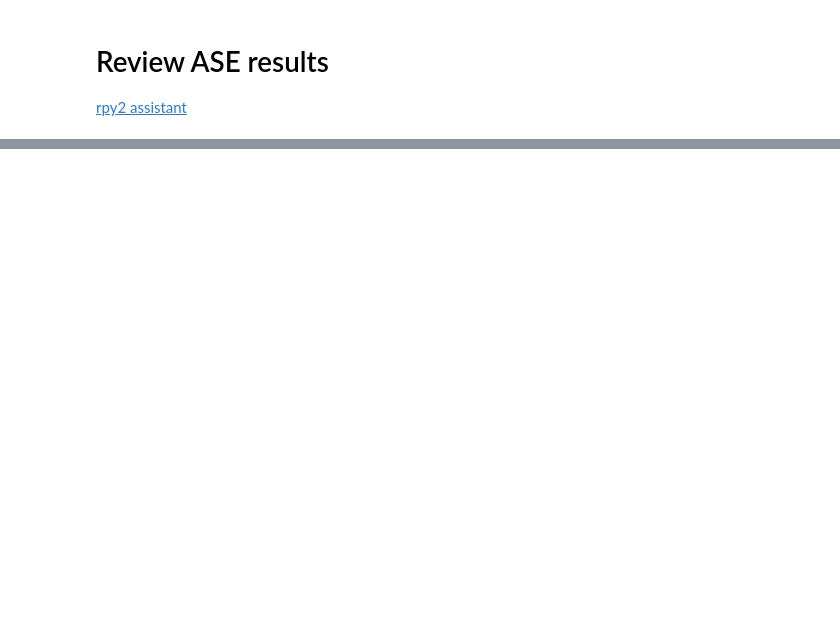
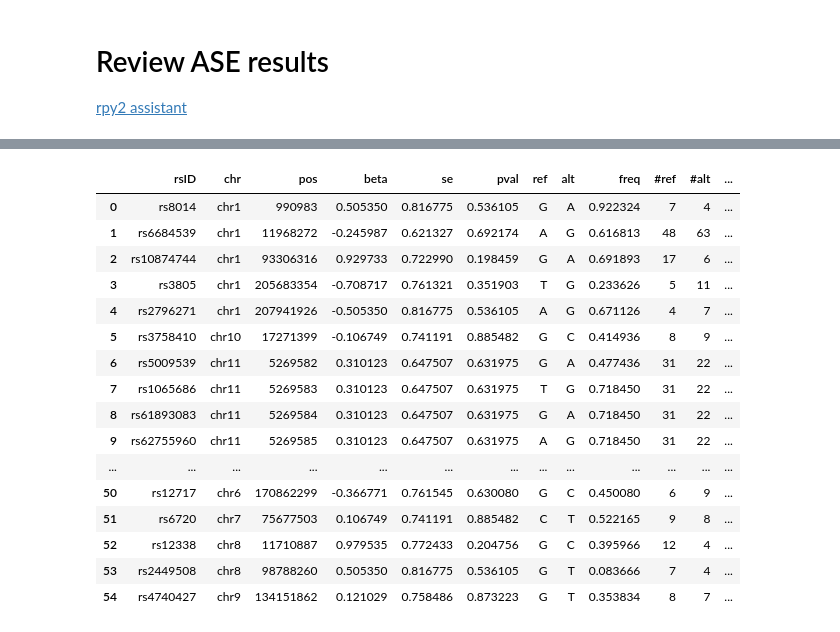
Before and after one commit to xinhe-lab/m6A-ASE, a Jupyter notebook: analysis/20180504_ASE_res.ipynb, the cells around one changed output, grey strips where cells are left out. Cells and saved outputs as stored; diff of their text form; code cells hidden in the pictures; blank space fills up the shorter version.

```diff
--- a/analysis/20180504_ASE_res.ipynb
+++ b/analysis/20180504_ASE_res.ipynb
@@ -35,3 +57,23 @@ FTO[FTO["pval"] < p_cutoff]
+# %%
+FTO
+# %% [output]
+|  | rsID | chr | pos | beta | se | pval | ref | alt | freq | #ref | #alt | ... |
+| 0 | rs8014 | chr1 | 990983 | 0.505350 | 0.816775 | 0.536105 | G | A | 0.922324 | 7 | 4 | ... |
+| 1 | rs6684539 | chr1 | 11968272 | -0.245987 | 0.621327 | 0.692174 | A | G | 0.616813 | 48 | 63 | ... |
+| 2 | rs10874744 | chr1 | 93306316 | 0.929733 | 0.722990 | 0.198459 | G | A | 0.691893 | 17 | 6 | ... |
+| 3 | rs3805 | chr1 | 205683354 | -0.708717 | 0.761321 | 0.351903 | T | G | 0.233626 | 5 | 11 | ... |
+| 4 | rs2796271 | chr1 | 207941926 | -0.505350 | 0.816775 | 0.536105 | A | G | 0.671126 | 4 | 7 | ... |
+| 5 | rs3758410 | chr10 | 17271399 | -0.106749 | 0.741191 | 0.885482 | G | C | 0.414936 | 8 | 9 | ... |
+| 6 | rs5009539 | chr11 | 5269582 | 0.310123 | 0.647507 | 0.631975 | G | A | 0.477436 | 31 | 22 | ... |
+| 7 | rs1065686 | chr11 | 5269583 | 0.310123 | 0.647507 | 0.631975 | T | G | 0.718450 | 31 | 22 | ... |
+| 8 | rs61893083 | chr11 | 5269584 | 0.310123 | 0.647507 | 0.631975 | G | A | 0.718450 | 31 | 22 | ... |
+| 9 | rs62755960 | chr11 | 5269585 | 0.310123 | 0.647507 | 0.631975 | A | G | 0.718450 | 31 | 22 | ... |
+| ... | ... | ... | ... | ... | ... | ... | ... | ... | ... | ... | ... | ... |
+| 50 | rs12717 | chr6 | 170862299 | -0.366771 | 0.761545 | 0.630080 | G | C | 0.450080 | 6 | 9 | ... |
+| 51 | rs6720 | chr7 | 75677503 | 0.106749 | 0.741191 | 0.885482 | C | T | 0.522165 | 9 | 8 | ... |
+| 52 | rs12338 | chr8 | 11710887 | 0.979535 | 0.772433 | 0.204756 | G | C | 0.395966 | 12 | 4 | ... |
+| 53 | rs2449508 | chr8 | 98788260 | 0.505350 | 0.816775 | 0.536105 | G | T | 0.083666 | 7 | 4 | ... |
+| 54 | rs4740427 | chr9 | 134151862 | 0.121029 | 0.758486 | 0.873223 | G | T | 0.353834 | 8 | 7 | ... |
 # %%
 HNRNPC[HNRNPC["pval"] < p_cutoff]
 # %% [output]
```
Also changed, not shown: parts of 8 cells of this notebook.
